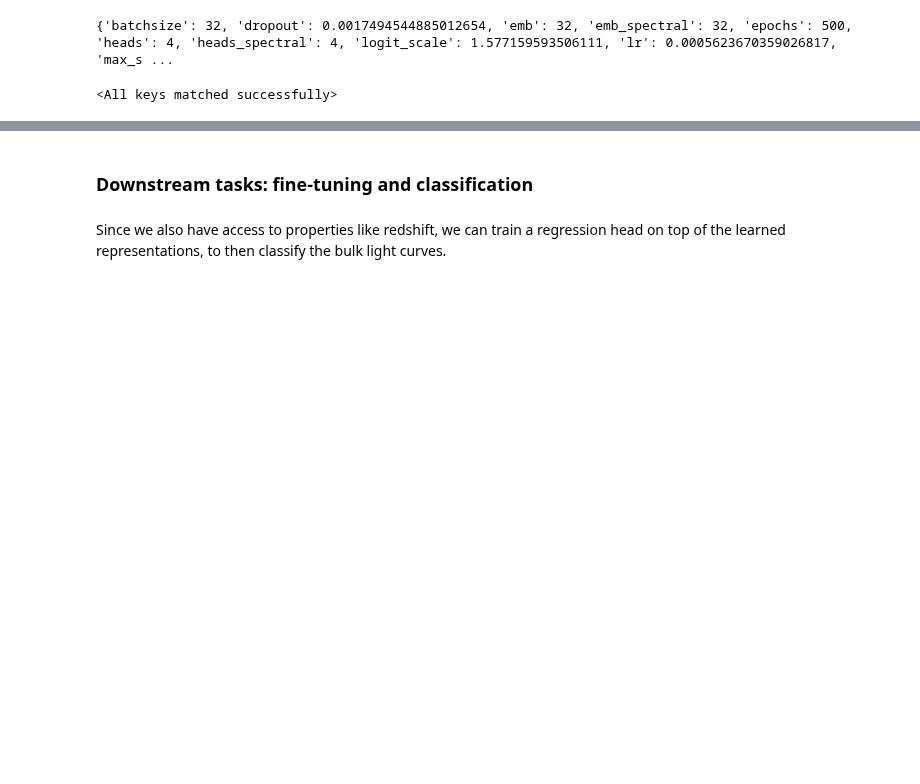
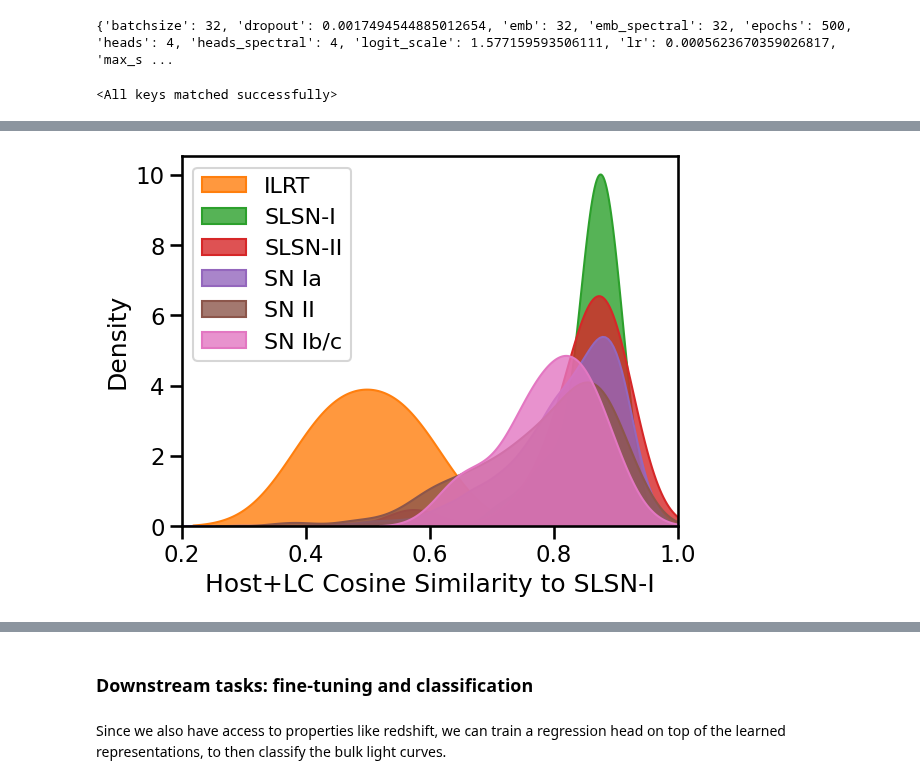
Before and after one commit to ThomasHelfer/multimodal-supernovae, a Jupyter notebook: notebook.ipynb, the cells around one changed output, grey strips where cells are left out. Saved outputs shown, nothing was run; the diff lists cells and outputs as text; code cells hidden in the pictures; blank space fills up the shorter version.

Commit message:
small extension of SLSN-I tutorial

```diff
--- a/notebook.ipynb
+++ b/notebook.ipynb
@@ -313,2 +311,4 @@ lc_emb = model.lightcurve_embeddings_with_projection(torch.from_numpy(mag_ary_SL
+# %%
+SN_types = [df.loc[df['ZTFID'] == x, 'type'].values[0] for x in lc_names]
 # %%
 # get their cosine similarity
@@ -315,0 +318,5 @@ cos_sim = cosine_similarity(lc_emb, ims_emb)
+# %%
+joint_emb = torch.cat((ims_emb, lc_emb),1)
+joint_emb_SLSNI = torch.cat((ims_emb_SLSNI, lc_emb_SLSNI),1)
+# %%
+cos_sim_joint = cosine_similarity(joint_emb, joint_emb_SLSNI)
@@ -315,0 +331,4 @@ cos_sim = cosine_similarity(lc_emb, ims_emb)
+# %%
+SLSN_bool = np.array([False]*len(SN_types))
+SN_types = np.array(SN_types)
+longlived_bool = np.array([False]*len(SN_types))
@@ -315,0 +360,9 @@ cos_sim = cosine_similarity(lc_emb, ims_emb)
+# %%
+sns.set_context("talk")
+for tempType in ['Ca-Rich', 'ILRT', 'SLSN-I', 'SLSN-II', 'SN Ia', 'SN II', 'SN Ib/c']:
+    sns.kdeplot(cos_sim_joint.detach()[SN_types == tempType],  alpha=0.8, label=tempType, fill=True)
+plt.legend(loc='upper left',fontsize=16)
+plt.xlabel("Host+LC Cosine Similarity to SLSN-I");
+plt.xlim((0.2, 1));
+# %% [output]
+[figure, added]
```
Also changed, not shown: parts of 15 cells of this notebook.
